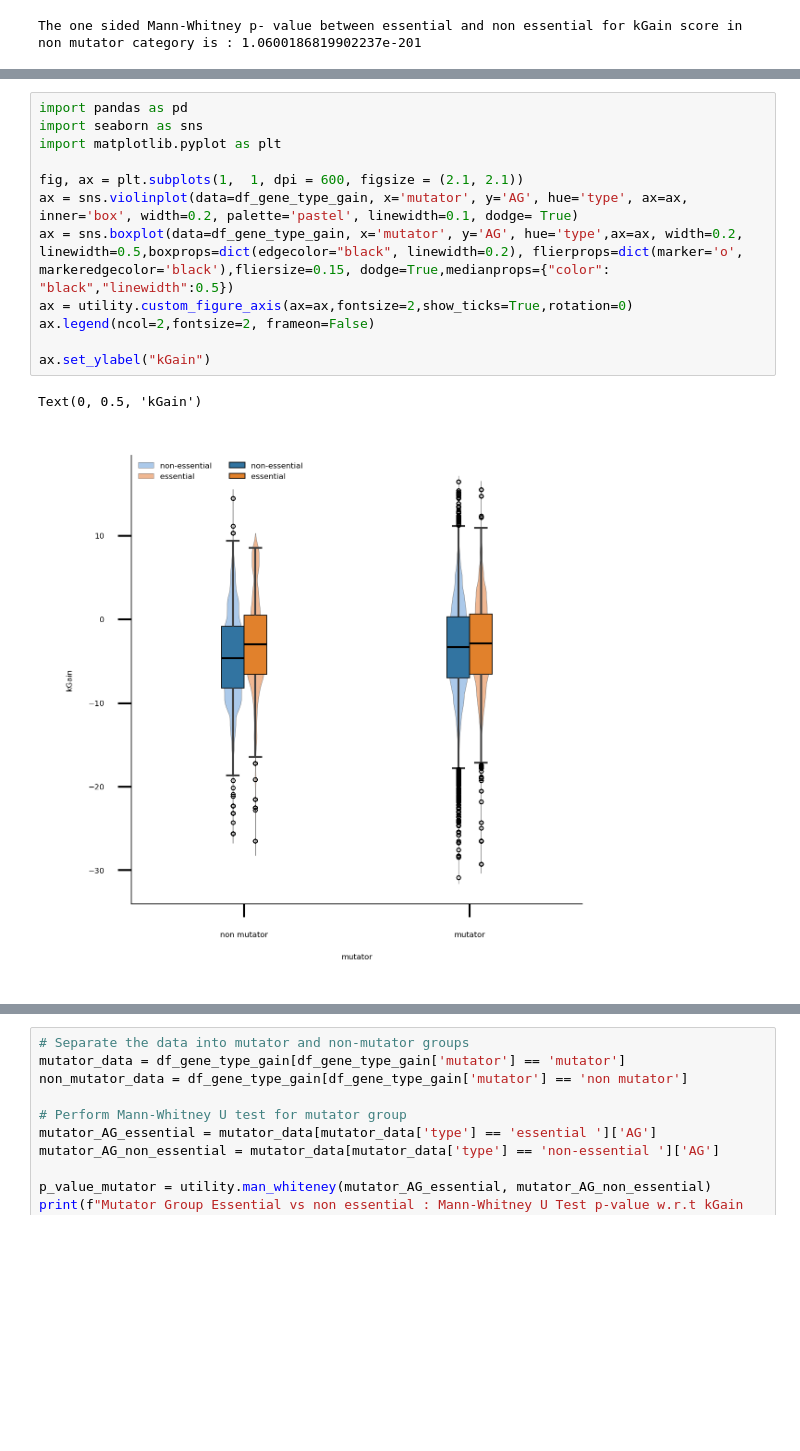
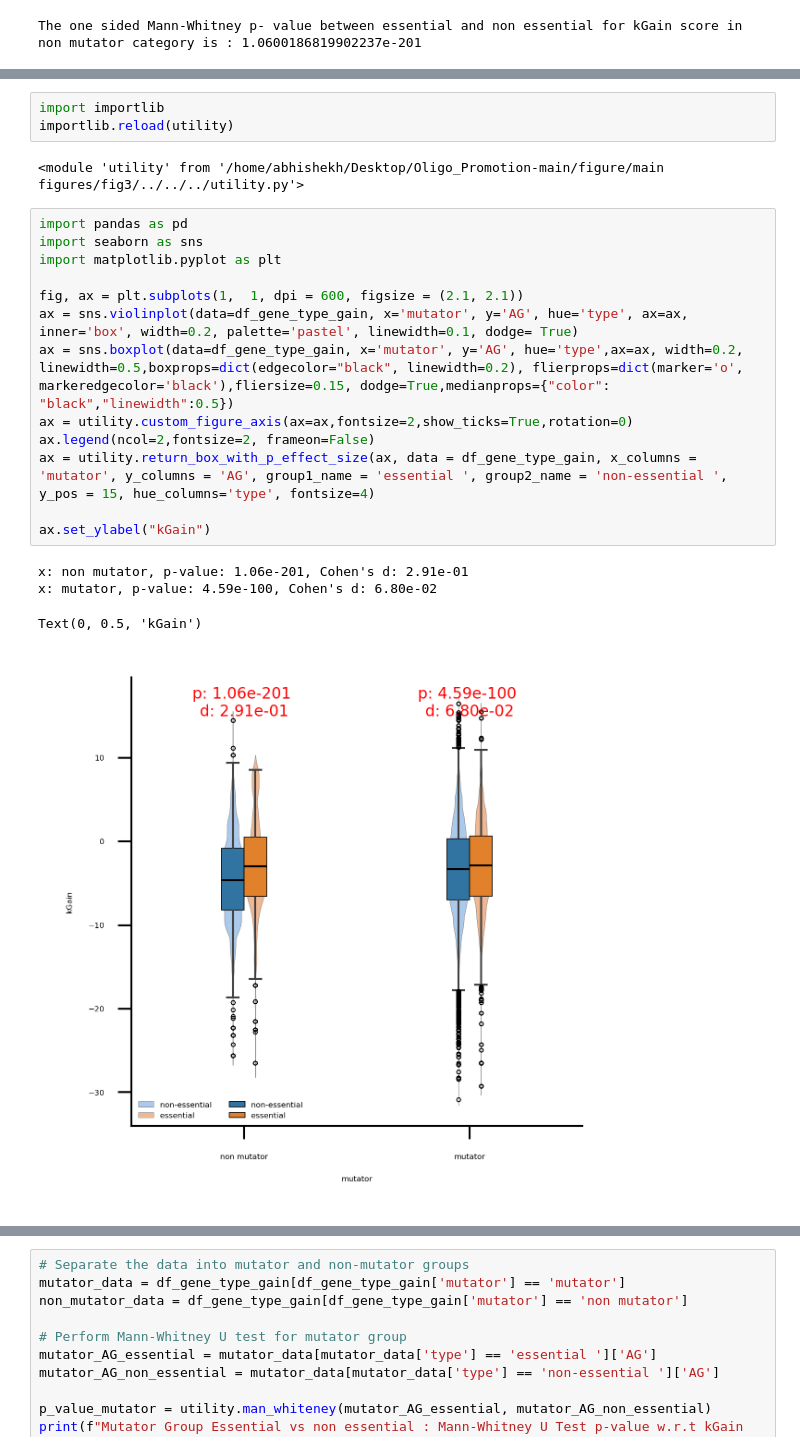
Before and after one commit to cellsemantics/Oligo_Promotion, a Jupyter notebook: figure/main figures/fig3/fig3.ipynb, the cells around one changed output, grey strips where cells are left out. Drawn from its saved outputs; the diff is of its cells as text; blank space fills up the shorter version.

```diff
--- a/figure/main figures/fig3/fig3.ipynb
+++ b/figure/main figures/fig3/fig3.ipynb
@@ -234,16 +256,24 @@ The one sided Mann-Whitney p- value between essential and non essential for kGai
+# %%
+import importlib
+importlib.reload(utility)
+# %% [output]
+<module 'utility' from '/home/abhishekh/Desktop/Oligo_Promotion-main/figure/main figures/fig3/../../../utility.py'>
 # %%
 import pandas as pd
 import seaborn as sns
 import matplotlib.pyplot as plt
 
 fig, ax = plt.subplots(1,  1, dpi = 600, figsize = (2.1, 2.1))
 ax = sns.violinplot(data=df_gene_type_gain, x='mutator', y='AG', hue='type', ax=ax, inner='box', width=0.2, palette='pastel', linewidth=0.1, dodge= True)
 ax = sns.boxplot(data=df_gene_type_gain, x='mutator', y='AG', hue='type',ax=ax, width=0.2, linewidth=0.5,boxprops=dict(edgecolor="black", linewidth=0.2), flierprops=dict(marker='o', markeredgecolor='black'),fliersize=0.15, dodge=True,medianprops={"color": "black","linewidth":0.5})
 ax = utility.custom_figure_axis(ax=ax,fontsize=2,show_ticks=True,rotation=0)
 ax.legend(ncol=2,fontsize=2, frameon=False)
+ax = utility.return_box_with_p_effect_size(ax, data = df_gene_type_gain, x_columns = 'mutator', y_columns = 'AG', group1_name = 'essential ', group2_name = 'non-essential ', y_pos = 15, hue_columns='type', fontsize=4)
 
 ax.set_ylabel("kGain")
 # %% [output]
-Text(0, 0.5, 'kGain')
+x: non mutator, p-value: 1.06e-201, Cohen's d: 2.91e-01
+x: mutator, p-value: 4.59e-100, Cohen's d: 6.80e-02
+Text(0, 0.5, 'kGain')
-[figure, old version]
+[figure, new version]
 # %% [markdown]
```
Also changed, not shown: parts of 12 cells of this notebook.
